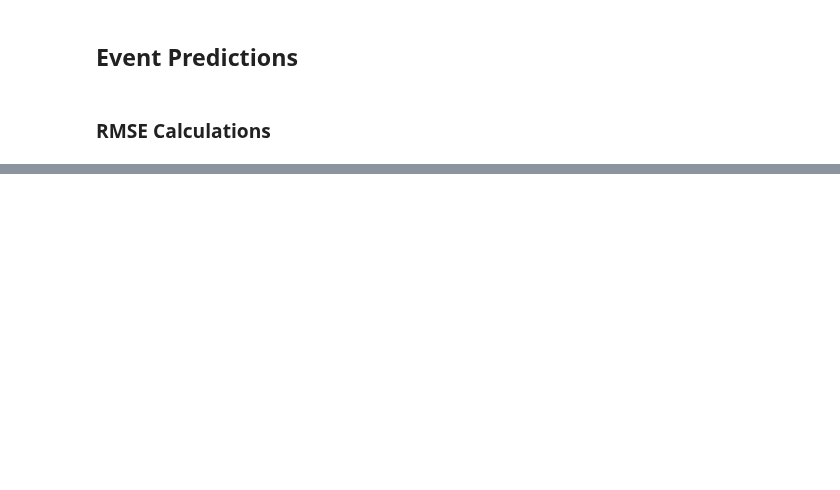
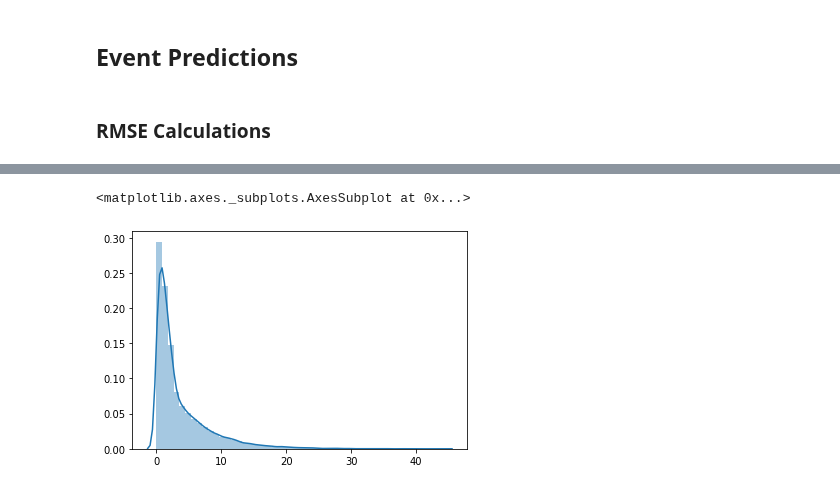
Before and after one commit to yamacisik/gated_kernel_tpp, a Jupyter notebook: dev_notebook.ipynb, the cells around one changed output, grey strips where cells are left out. Cells and saved outputs as stored; diff of their text form; code cells hidden in the pictures; blank space fills up the shorter version.

```diff
--- a/dev_notebook.ipynb
+++ b/dev_notebook.ipynb
@@ -171 +148,6 @@ torch.Size([1])
+# %%
+sns.distplot(all_arrivals.cpu().detach())
+# %% [output]
+<matplotlib.axes._subplots.AxesSubplot at 0x...>
+[figure, added]
 # %%
```
Also changed, not shown: parts of 26 cells of this notebook, 4 other files.
